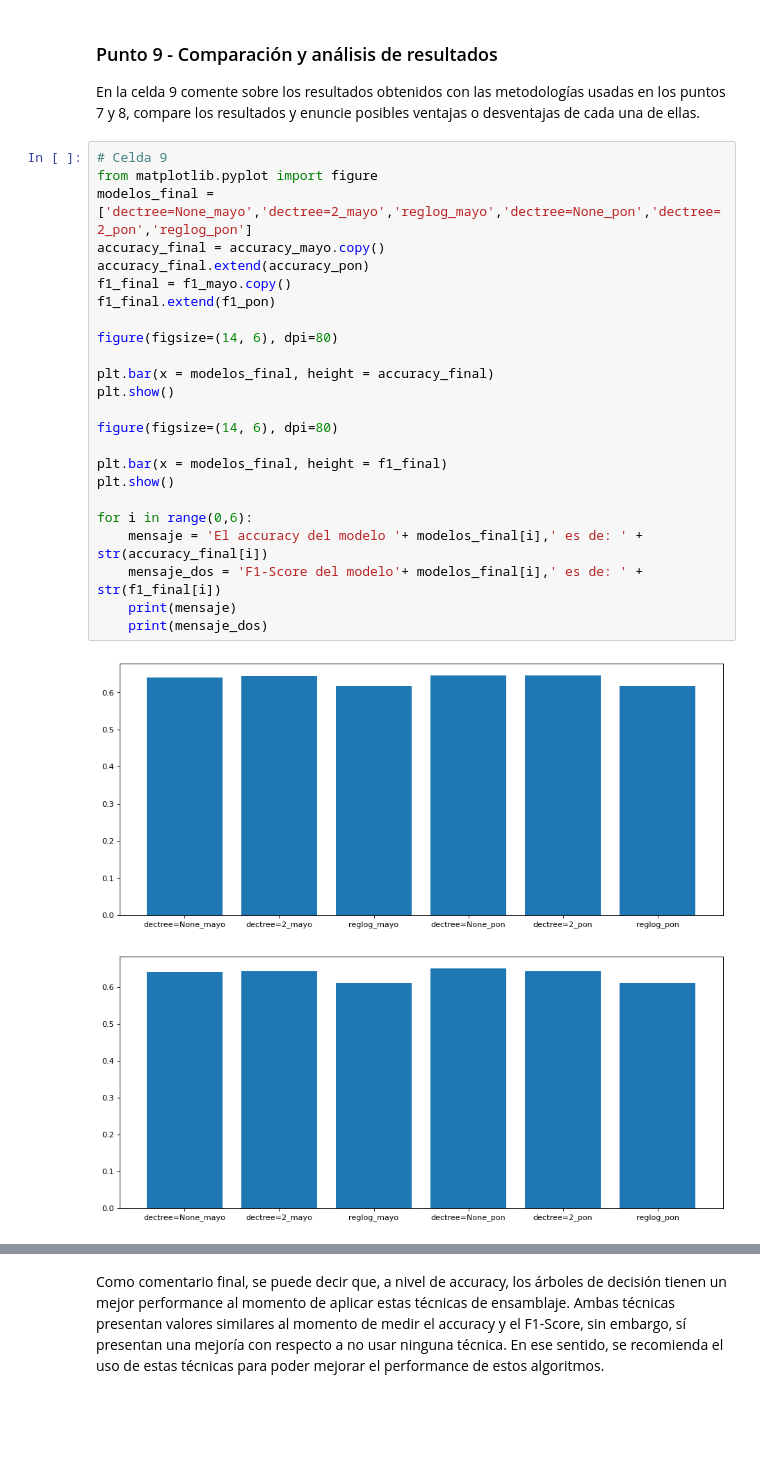
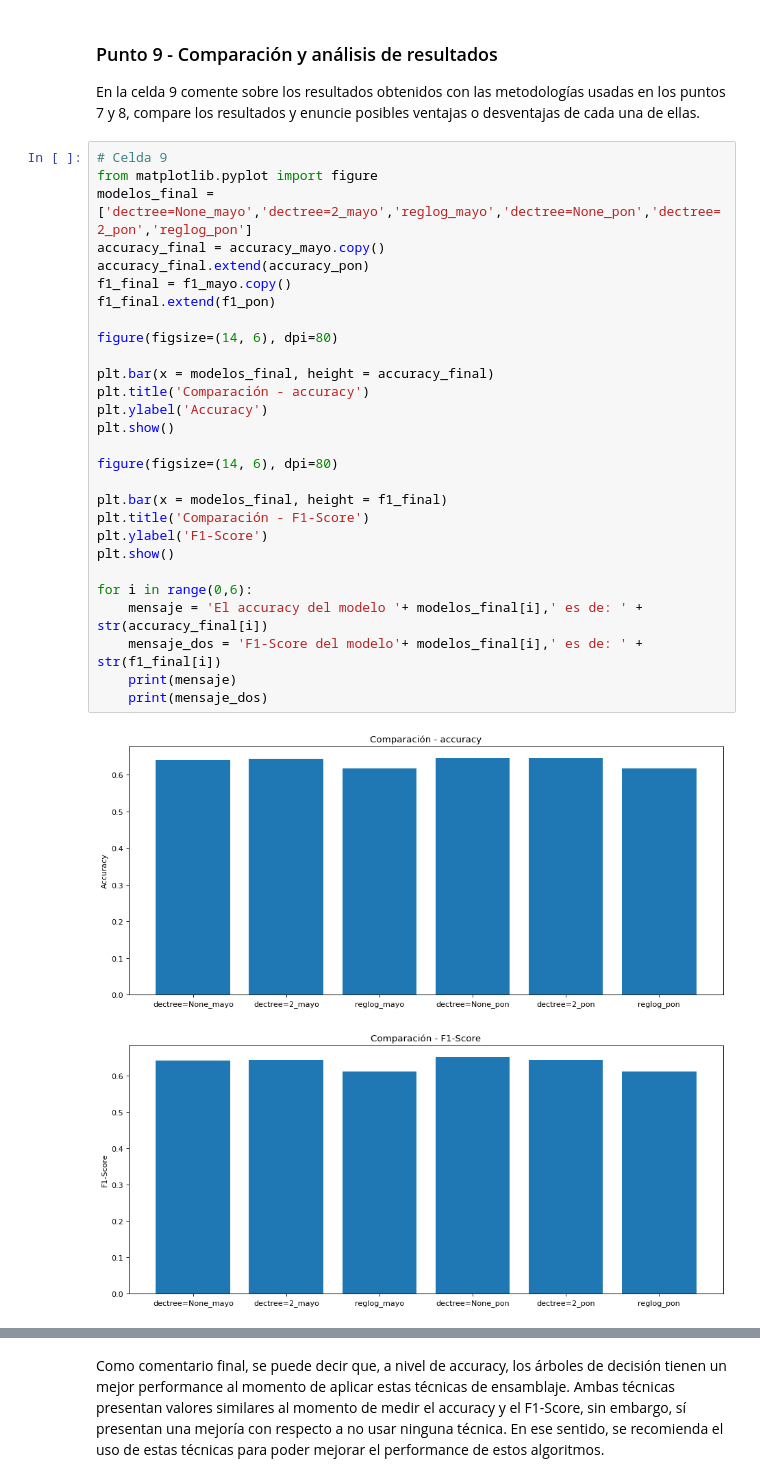
Before and after one commit to alarconadrian1606/machine_learning_npl, a Jupyter notebook: Semana 1/S1TC1_arboles_ensamblajes.ipynb, the cells around one changed output, grey strips where cells are left out. Drawn from its saved outputs; the diff is of its cells as text; blank space fills up the shorter version.

```diff
--- a/Semana 1/S1TC1_arboles_ensamblajes.ipynb
+++ b/Semana 1/S1TC1_arboles_ensamblajes.ipynb
@@ -473,30 +466,34 @@ En la celda 9 comente sobre los resultados obtenidos con las metodologías usada
 # %%
 # Celda 9
 from matplotlib.pyplot import figure
 modelos_final = ['dectree=None_mayo','dectree=2_mayo','reglog_mayo','dectree=None_pon','dectree=2_pon','reglog_pon']
 accuracy_final = accuracy_mayo.copy()
 accuracy_final.extend(accuracy_pon)
 f1_final = f1_mayo.copy()
 f1_final.extend(f1_pon)
 
 figure(figsize=(14, 6), dpi=80)
 
 plt.bar(x = modelos_final, height = accuracy_final)
+plt.title('Comparación - accuracy')
+plt.ylabel('Accuracy')
 plt.show()
 
 figure(figsize=(14, 6), dpi=80)
 
 plt.bar(x = modelos_final, height = f1_final)
+plt.title('Comparación - F1-Score')
+plt.ylabel('F1-Score')
 plt.show()
 
 for i in range(0,6):
     mensaje = 'El accuracy del modelo '+ modelos_final[i],' es de: ' + str(accuracy_final[i])
     mensaje_dos = 'F1-Score del modelo'+ modelos_final[i],' es de: ' + str(f1_final[i])
     print(mensaje)
     print(mensaje_dos)
 # %% [output]
-[figure, old version]
+[figure, new version]
-[figure, old version]
+[figure, new version]
 ('El accuracy del modelo dectree=None_mayo', ' es de: 0.64')
 ('F1-Score del modelodectree=None_mayo', ' es de: 0.642384105960265')
 ('El accuracy del modelo dectree=2_mayo', ' es de: 0.6446666666666667')
```
Also changed, not shown: parts of 6 cells of this notebook.
